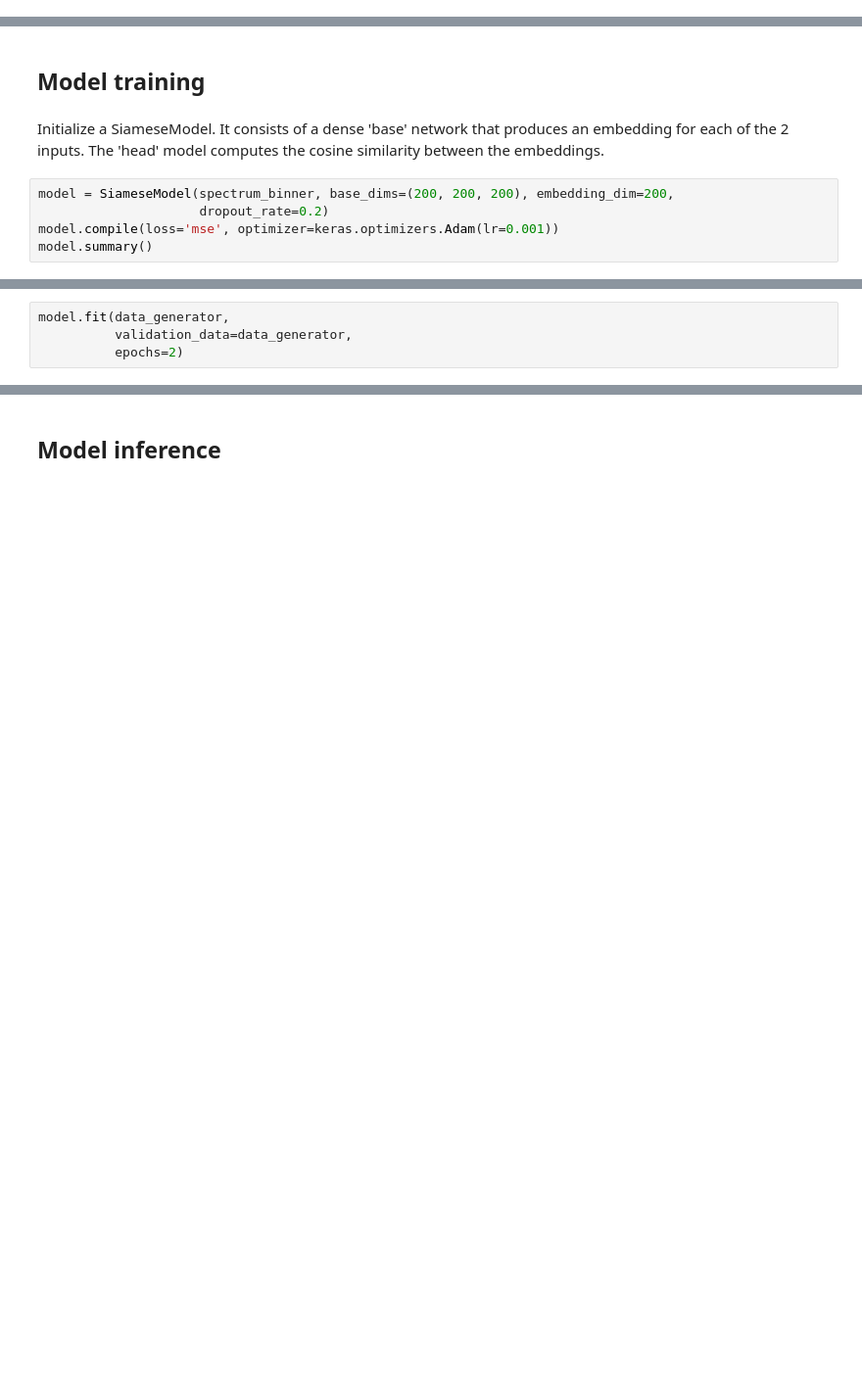
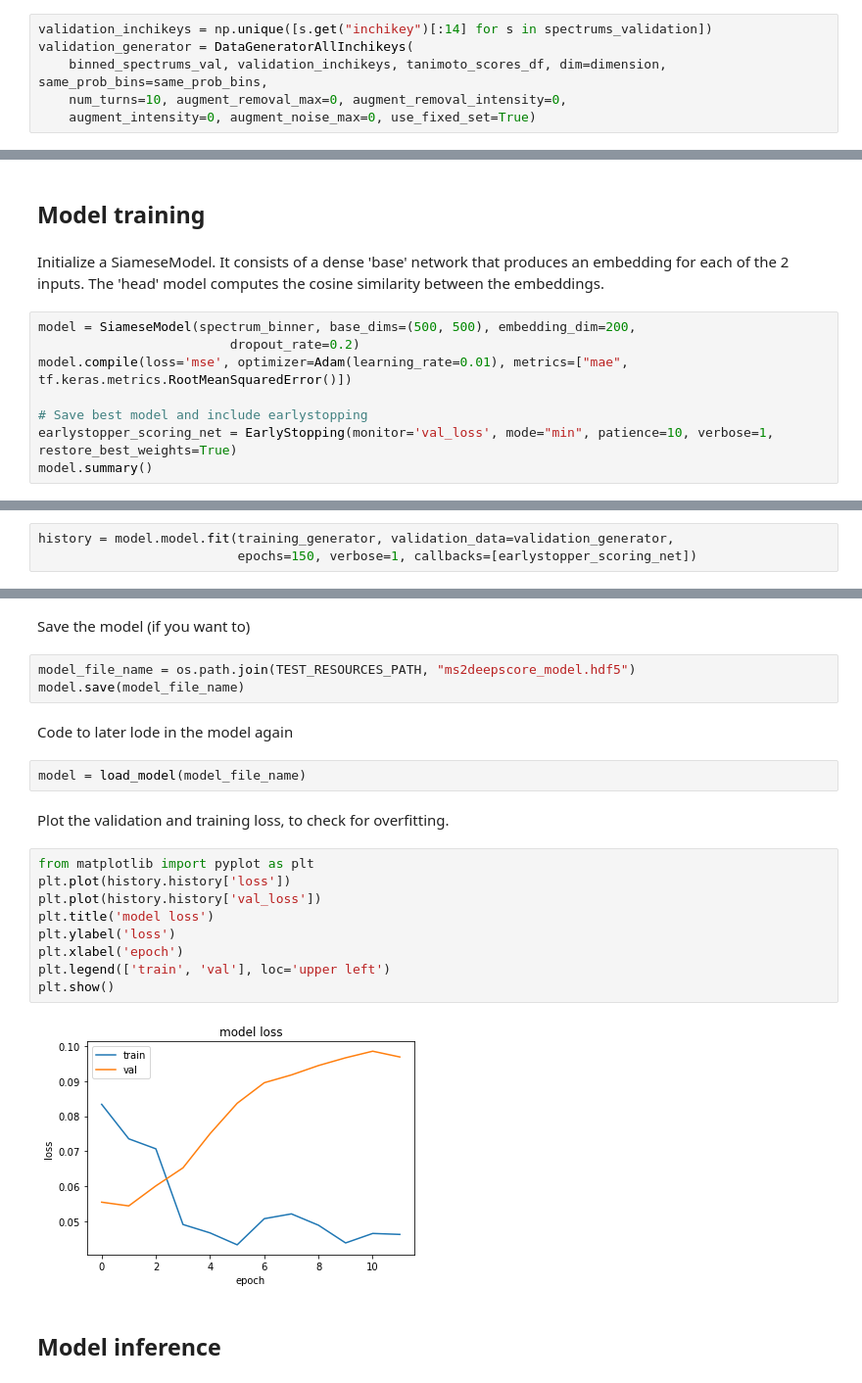
Before and after one commit to matchms/ms2deepscore, a Jupyter notebook: notebooks/MS2DeepScore_tutorial.ipynb, the cells around one changed output, grey strips where cells are left out. Shown at 98% size. Drawn from its saved outputs; the diff is of its cells as text; blank space fills up the shorter version.

```diff
--- a/notebooks/MS2DeepScore_tutorial.ipynb
+++ b/notebooks/MS2DeepScore_tutorial.ipynb
@@ -47,0 +69,6 @@ data_generator = DataGeneratorAllSpectrums(binned_spectrums, tanimoto_scores_df,
+# %%
+validation_inchikeys = np.unique([s.get("inchikey")[:14] for s in spectrums_validation])
+validation_generator = DataGeneratorAllInchikeys(
+    binned_spectrums_val, validation_inchikeys, tanimoto_scores_df, dim=dimension, same_prob_bins=same_prob_bins,
+    num_turns=10, augment_removal_max=0, augment_removal_intensity=0,
+    augment_intensity=0, augment_noise_max=0, use_fixed_set=True)
@@ -50,9 +85,12 @@ data_generator = DataGeneratorAllSpectrums(binned_spectrums, tanimoto_scores_df,
 # %% [markdown]
 Initialize a SiameseModel. It consists of a dense 'base' network that produces an embedding for each of the 2 inputs. The 'head' model computes the cosine similarity between the embeddings.
 # %%
-model = SiameseModel(spectrum_binner, base_dims=(200, 200, 200), embedding_dim=200,
-                     dropout_rate=0.2)
-model.compile(loss='mse', optimizer=keras.optimizers.Adam(lr=0.001))
+model = SiameseModel(spectrum_binner, base_dims=(500, 500), embedding_dim=200,
+                         dropout_rate=0.2)
+model.compile(loss='mse', optimizer=Adam(learning_rate=0.01), metrics=["mae", tf.keras.metrics.RootMeanSquaredError()])
+
+# Save best model and include earlystopping
+earlystopper_scoring_net = EarlyStopping(monitor='val_loss', mode="min", patience=10, verbose=1, restore_best_weights=True)
 model.summary()
 # %% [output]
 Model: "base"
@@ -77,4 +112,0 @@ Train the model on the data, for the sake of simplicity we use the same dataset
-# %%
-model.fit(data_generator,
-          validation_data=data_generator,
-          epochs=2)
@@ -85,0 +115,3 @@ Epoch 2/2
+# %%
+history = model.model.fit(training_generator, validation_data=validation_generator,
+                          epochs=150, verbose=1, callbacks=[earlystopper_scoring_net])
@@ -86,3 +136,25 @@ Epoch 2/2
+# %% [markdown]
+Save the model (if you want to)
+# %%
+model_file_name = os.path.join(TEST_RESOURCES_PATH, "ms2deepscore_model.hdf5")
+model.save(model_file_name)
+# %% [markdown]
+Code to later lode in the model again
+# %%
+model = load_model(model_file_name)
+# %% [markdown]
+Plot the validation and training loss, to check for overfitting.
+# %%
+from matplotlib import pyplot as plt
+plt.plot(history.history['loss'])
+plt.plot(history.history['val_loss'])
+plt.title('model loss')
+plt.ylabel('loss')
+plt.xlabel('epoch')
+plt.legend(['train', 'val'], loc='upper left')
+plt.show()
+# %% [output]
+[figure, added]
 # %% [markdown]
 ## Model inference
 # %% [markdown]
```
Also changed, not shown: parts of 18 cells of this notebook, 2 other files.
